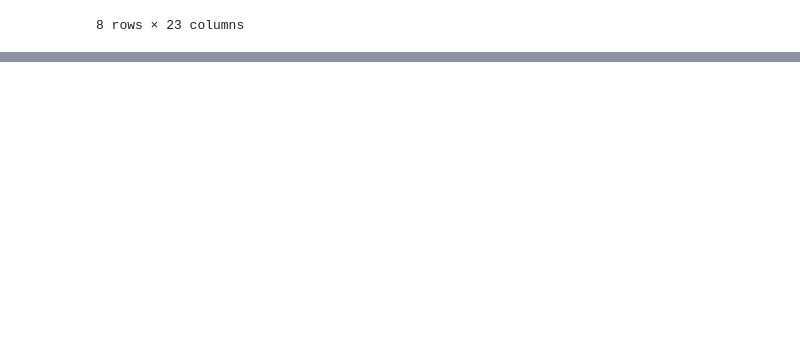
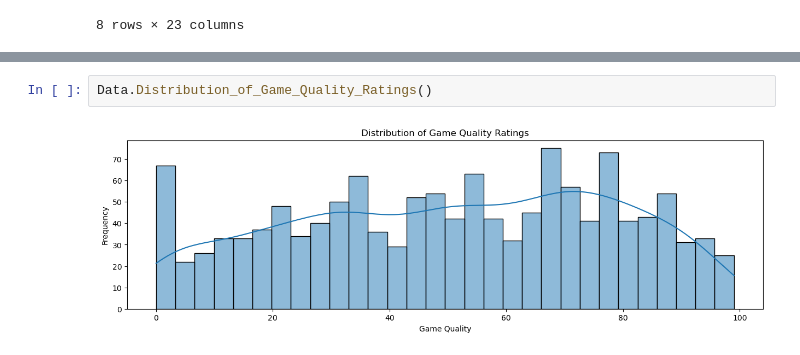
Before and after one commit to GangasrinivasKatraji/NBA-Game-Predictions, a Jupyter notebook: Outputfile.ipynb, the cells around one changed output, grey strips where cells are left out. Saved outputs shown, nothing was run; the diff lists cells and outputs as text; blank space fills up the shorter version.

```diff
--- a/Outputfile.ipynb
+++ b/Outputfile.ipynb
@@ -229,0 +218,4 @@ Now we have cleaned the dataset and removed all the null values. It is ready to
+# %%
+Data.Distribution_of_Game_Quality_Ratings()
+# %% [output]
+[figure, added]
```
Also changed, not shown: parts of 17 cells of this notebook, 2 other files.
